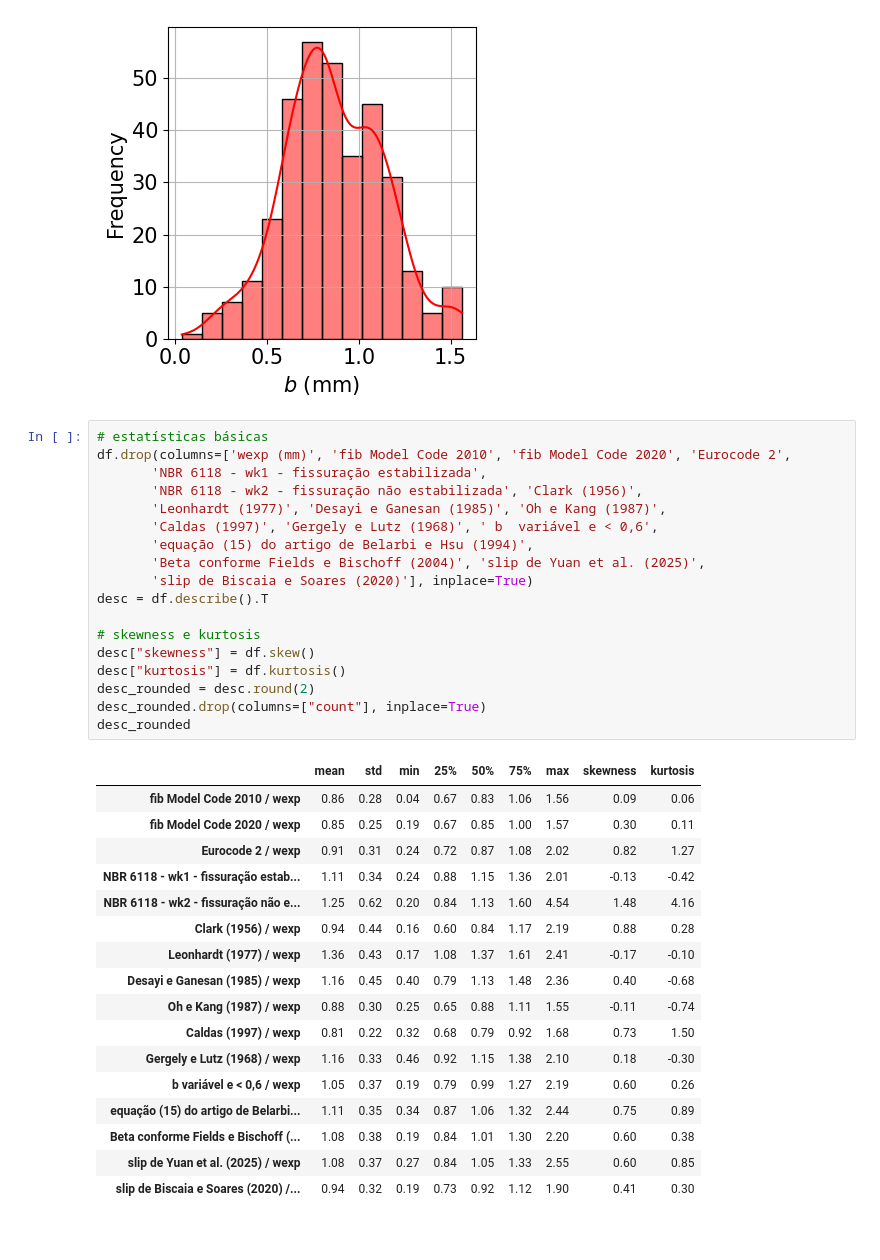
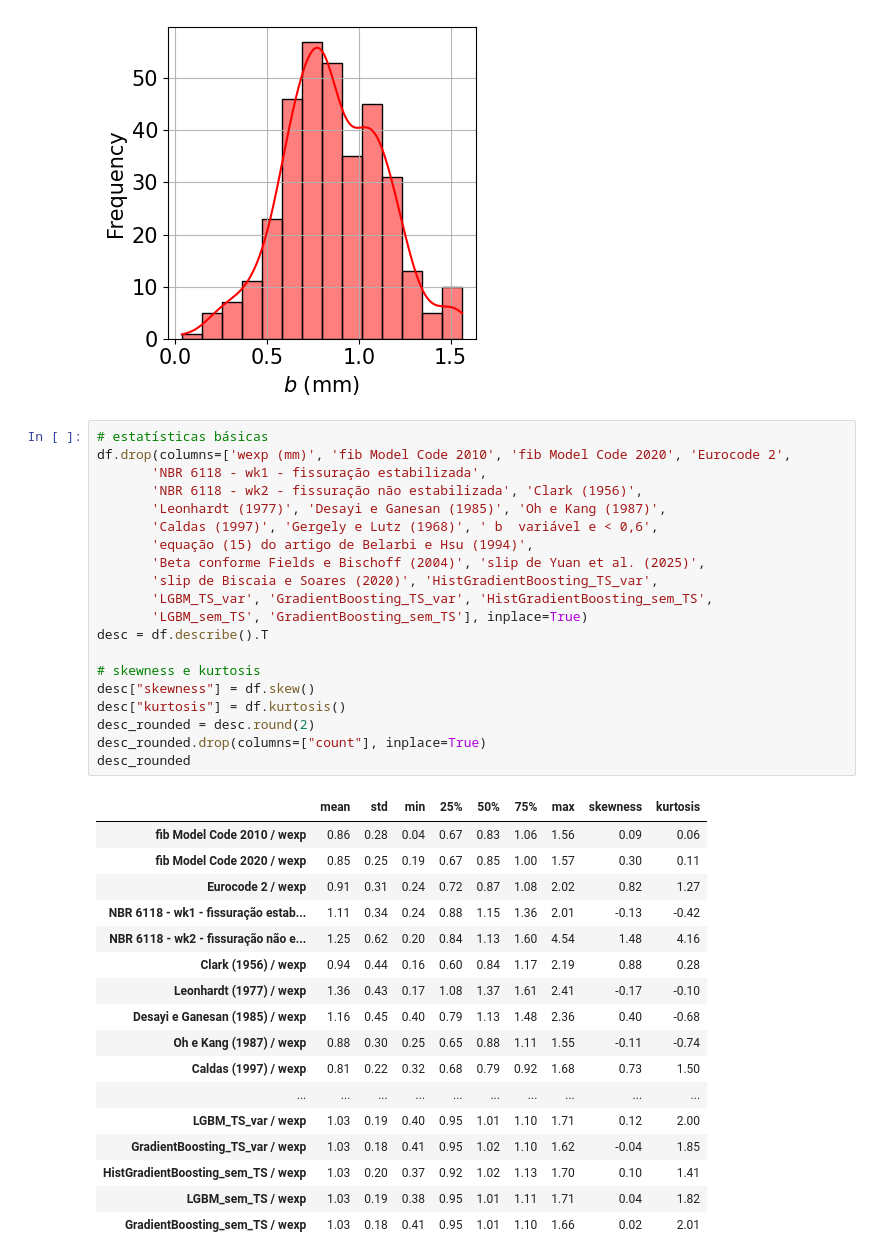
Before and after one commit to wmpjrufg/crack_prediction_symbolic_regression, a Jupyter notebook: dataset_description_notebook.ipynb, the cells around one changed output. Saved outputs shown, nothing was run; the diff lists cells and outputs as text.

```diff
--- a/dataset_description_notebook.ipynb
+++ b/dataset_description_notebook.ipynb
@@ -158,39 +160,41 @@ plt.close()
 # %%
 # estatísticas básicas
 df.drop(columns=['wexp (mm)', 'fib Model Code 2010', 'fib Model Code 2020', 'Eurocode 2',
        'NBR 6118 - wk1 - fissuração estabilizada',
        'NBR 6118 - wk2 - fissuração não estabilizada', 'Clark (1956)',
        'Leonhardt (1977)', 'Desayi e Ganesan (1985)', 'Oh e Kang (1987)',
        'Caldas (1997)', 'Gergely e Lutz (1968)', ' b  variável e < 0,6',
        'equação (15) do artigo de Belarbi e Hsu (1994)',
        'Beta conforme Fields e Bischoff (2004)', 'slip de Yuan et al. (2025)',
-       'slip de Biscaia e Soares (2020)'], inplace=True)
+       'slip de Biscaia e Soares (2020)', 'HistGradientBoosting_TS_var',
+       'LGBM_TS_var', 'GradientBoosting_TS_var', 'HistGradientBoosting_sem_TS',
+       'LGBM_sem_TS', 'GradientBoosting_sem_TS'], inplace=True)
 desc = df.describe().T
 
 # skewness e kurtosis
 desc["skewness"] = df.skew()
 desc["kurtosis"] = df.kurtosis()
 desc_rounded = desc.round(2)
 desc_rounded.drop(columns=["count"], inplace=True)
 desc_rounded
 # %% [output]
 |  | mean | std | min | 25% | 50% | 75% | max | skewness | kurtosis |
 | fib Model Code 2010 / wexp | 0.86 | 0.28 | 0.04 | 0.67 | 0.83 | 1.06 | 1.56 | 0.09 | 0.06 |
 | fib Model Code 2020 / wexp | 0.85 | 0.25 | 0.19 | 0.67 | 0.85 | 1.00 | 1.57 | 0.30 | 0.11 |
 | Eurocode 2 / wexp | 0.91 | 0.31 | 0.24 | 0.72 | 0.87 | 1.08 | 2.02 | 0.82 | 1.27 |
 | NBR 6118 - wk1 - fissuração estab... | 1.11 | 0.34 | 0.24 | 0.88 | 1.15 | 1.36 | 2.01 | -0.13 | -0.42 |
 | NBR 6118 - wk2 - fissuração não e... | 1.25 | 0.62 | 0.20 | 0.84 | 1.13 | 1.60 | 4.54 | 1.48 | 4.16 |
 | Clark (1956) / wexp | 0.94 | 0.44 | 0.16 | 0.60 | 0.84 | 1.17 | 2.19 | 0.88 | 0.28 |
 | Leonhardt (1977) / wexp | 1.36 | 0.43 | 0.17 | 1.08 | 1.37 | 1.61 | 2.41 | -0.17 | -0.10 |
 | Desayi e Ganesan (1985) / wexp | 1.16 | 0.45 | 0.40 | 0.79 | 1.13 | 1.48 | 2.36 | 0.40 | -0.68 |
 | Oh e Kang (1987) / wexp | 0.88 | 0.30 | 0.25 | 0.65 | 0.88 | 1.11 | 1.55 | -0.11 | -0.74 |
 | Caldas (1997) / wexp | 0.81 | 0.22 | 0.32 | 0.68 | 0.79 | 0.92 | 1.68 | 0.73 | 1.50 |
-| Gergely e Lutz (1968) / wexp | 1.16 | 0.33 | 0.46 | 0.92 | 1.15 | 1.38 | 2.10 | 0.18 | -0.30 |
-| b variável e < 0,6 / wexp | 1.05 | 0.37 | 0.19 | 0.79 | 0.99 | 1.27 | 2.19 | 0.60 | 0.26 |
-| equação (15) do artigo de Belarbi... | 1.11 | 0.35 | 0.34 | 0.87 | 1.06 | 1.32 | 2.44 | 0.75 | 0.89 |
-| Beta conforme Fields e Bischoff (... | 1.08 | 0.38 | 0.19 | 0.84 | 1.01 | 1.30 | 2.20 | 0.60 | 0.38 |
-| slip de Yuan et al. (2025) / wexp | 1.08 | 0.37 | 0.27 | 0.84 | 1.05 | 1.33 | 2.55 | 0.60 | 0.85 |
-| slip de Biscaia e Soares (2020) /... | 0.94 | 0.32 | 0.19 | 0.73 | 0.92 | 1.12 | 1.90 | 0.41 | 0.30 |
+| ... | ... | ... | ... | ... | ... | ... | ... | ... | ... |
+| LGBM_TS_var / wexp | 1.03 | 0.19 | 0.40 | 0.95 | 1.01 | 1.10 | 1.71 | 0.12 | 2.00 |
+| GradientBoosting_TS_var / wexp | 1.03 | 0.18 | 0.41 | 0.95 | 1.02 | 1.10 | 1.62 | -0.04 | 1.85 |
+| HistGradientBoosting_sem_TS / wexp | 1.03 | 0.20 | 0.37 | 0.92 | 1.02 | 1.13 | 1.70 | 0.10 | 1.41 |
+| LGBM_sem_TS / wexp | 1.03 | 0.19 | 0.38 | 0.95 | 1.01 | 1.11 | 1.71 | 0.04 | 1.82 |
+| GradientBoosting_sem_TS / wexp | 1.03 | 0.18 | 0.41 | 0.95 | 1.01 | 1.10 | 1.66 | 0.02 | 2.01 |
 # %%
 print(desc_rounded.reset_index().to_latex(
     index=False,
```
Also changed, not shown: parts of 5 cells of this notebook, 4 other files.
